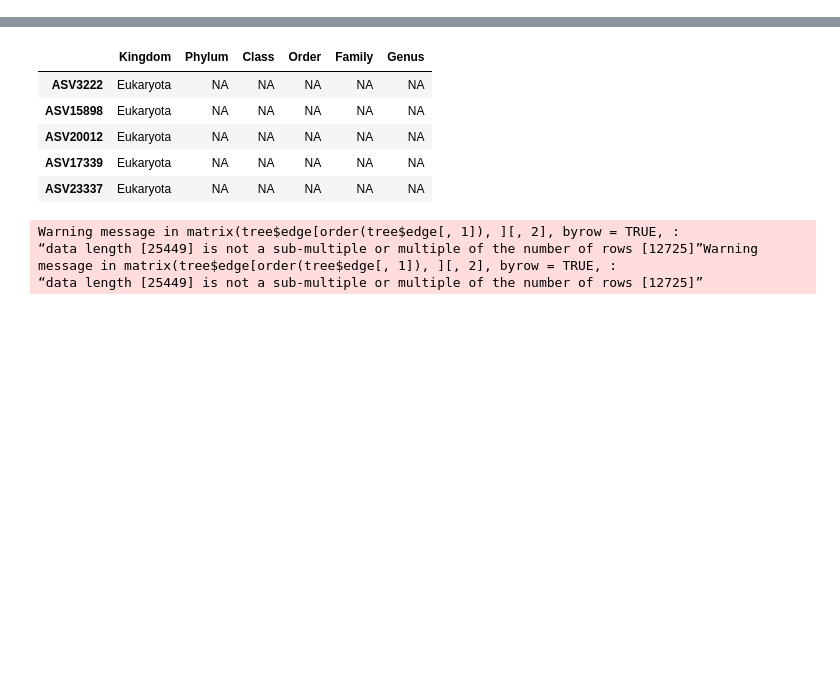
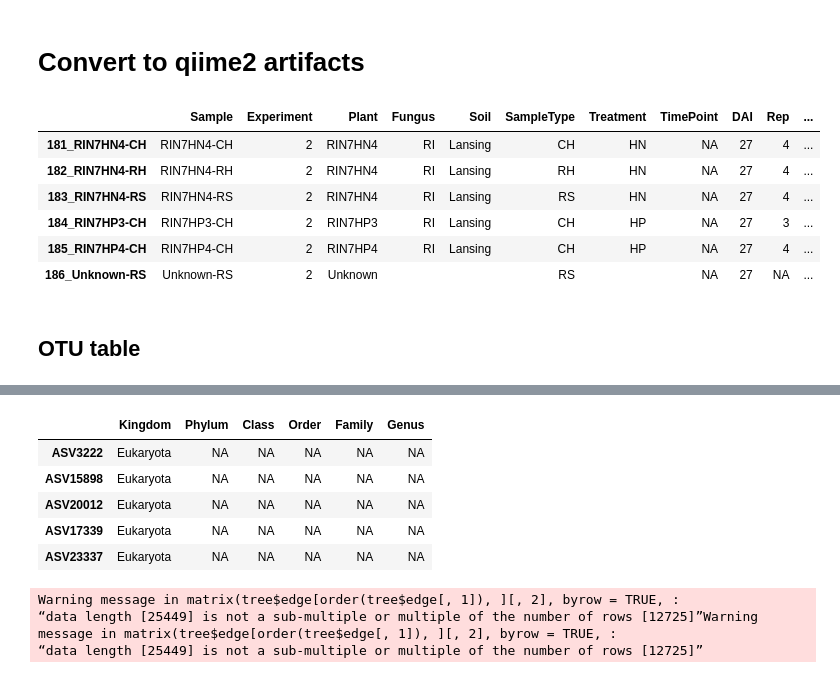
Before and after one commit to bdemmett/Hyphosphere, a Jupyter notebook: notebooks/MiSeqRuns/7-3exp_hypothesis_testing.ipynb, the cells around one changed output, grey strips where cells are left out. Saved outputs shown, nothing was run; the diff lists cells and outputs as text; code cells hidden in the pictures; blank space fills up the shorter version.

```diff
--- a/notebooks/MiSeqRuns/7-3exp_hypothesis_testing.ipynb
+++ b/notebooks/MiSeqRuns/7-3exp_hypothesis_testing.ipynb
@@ -49,0 +130,2 @@ figDir = '~/Hyphosphere/data/3Exp/figures'
+# %%
+physeq = rarefy_even_depth(physeq, sample.size = 10000, rngseed = 50)
@@ -49,0 +146,14 @@ figDir = '~/Hyphosphere/data/3Exp/figures'
+# %% [markdown]
+# Convert to qiime2 artifacts
+# %%
+sample_data(physeq) %>% tail()
+# %% [output]
+|  | Sample | Experiment | Plant | Fungus | Soil | SampleType | Treatment | TimePoint | DAI | Rep | ... |
+| 181_RIN7HN4-CH | RIN7HN4-CH | 2 | RIN7HN4 | RI | Lansing | CH | HN | NA | 27 | 4 | ... |
+| 182_RIN7HN4-RH | RIN7HN4-RH | 2 | RIN7HN4 | RI | Lansing | RH | HN | NA | 27 | 4 | ... |
+| 183_RIN7HN4-RS | RIN7HN4-RS | 2 | RIN7HN4 | RI | Lansing | RS | HN | NA | 27 | 4 | ... |
+| 184_RIN7HP3-CH | RIN7HP3-CH | 2 | RIN7HP3 | RI | Lansing | CH | HP | NA | 27 | 3 | ... |
+| 185_RIN7HP4-CH | RIN7HP4-CH | 2 | RIN7HP4 | RI | Lansing | CH | HP | NA | 27 | 4 | ... |
+| 186_Unknown-RS | Unknown-RS | 2 | Unknown |  |  | RS |  | NA | 27 | NA | ... |
+# %% [markdown]
+## OTU table
```
Also changed, not shown: parts of 38 cells of this notebook, 13 other files.
